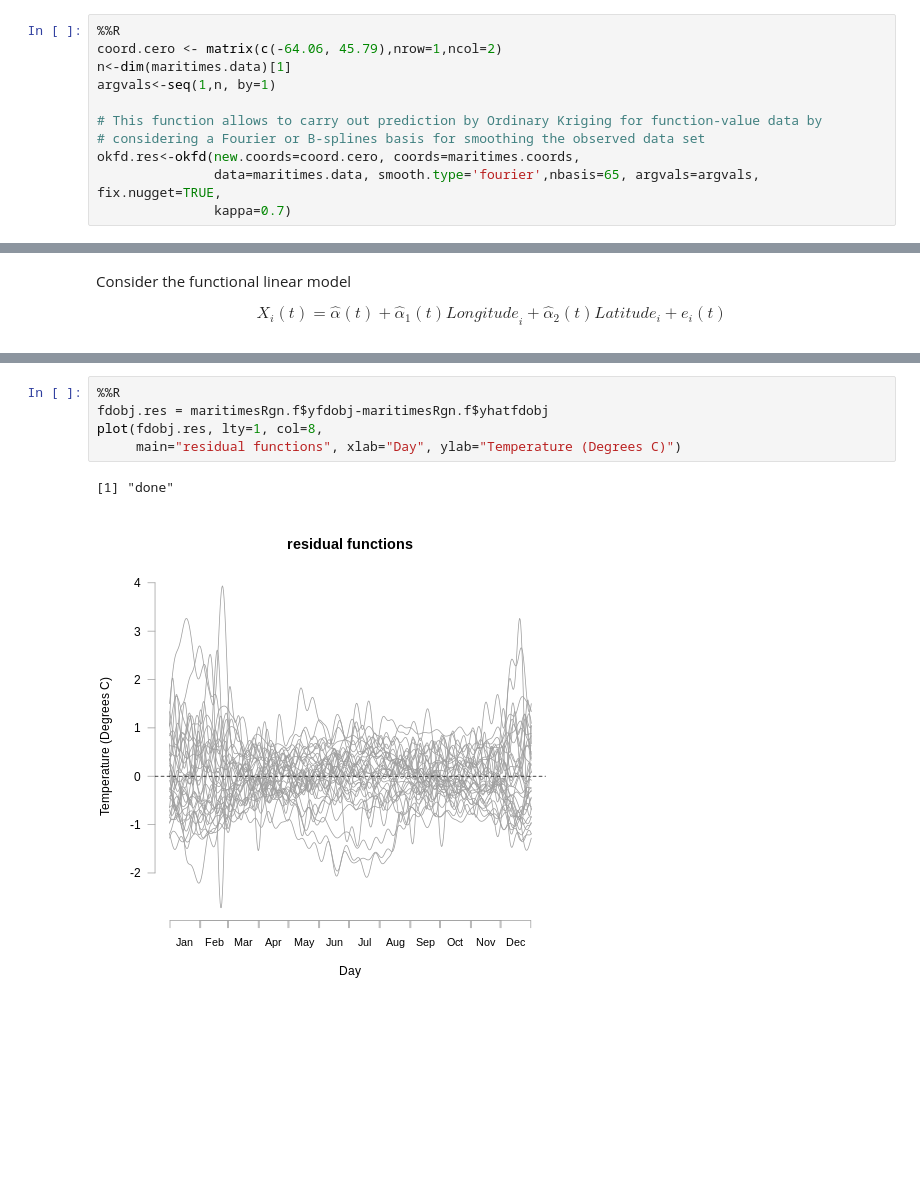
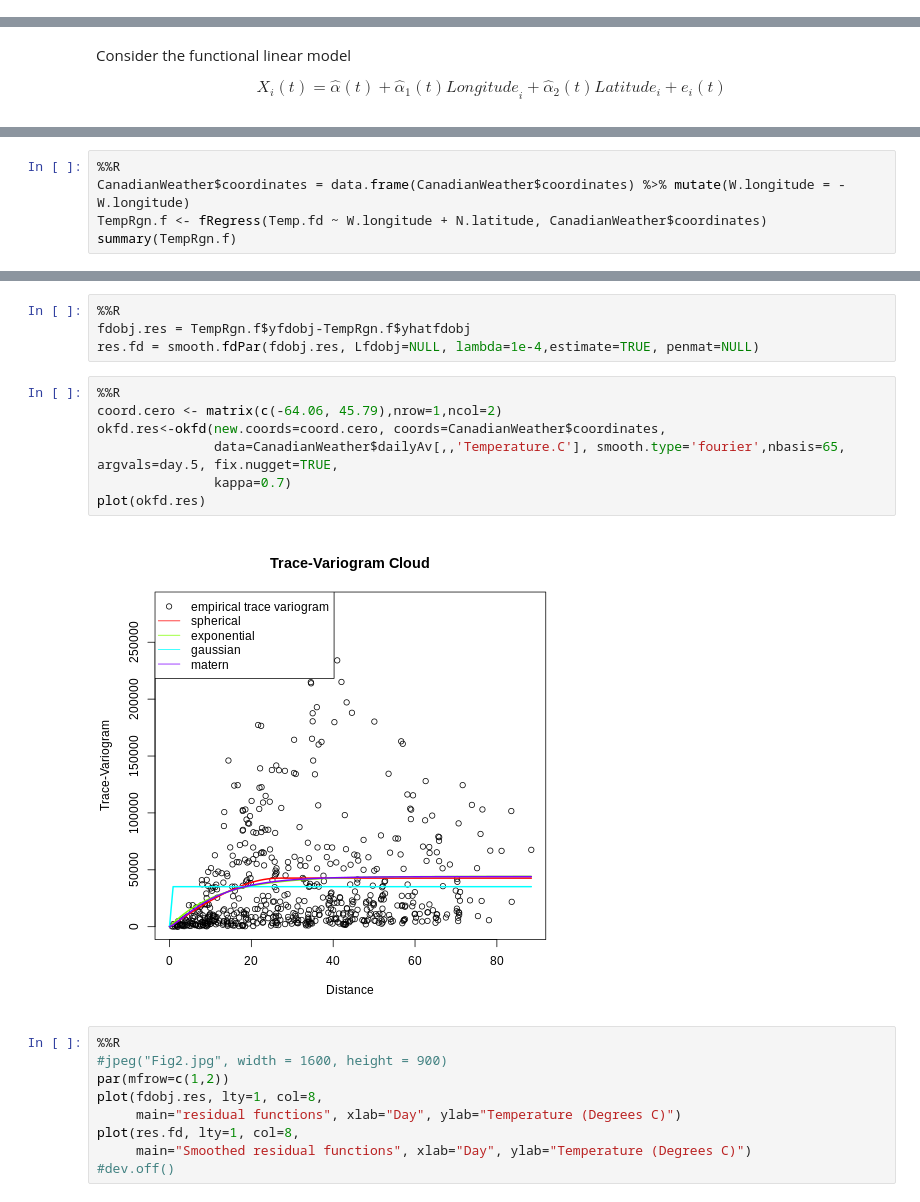
Before and after one commit to jofmorenore/Spatial_Clustering, a Jupyter notebook: Hierarchical_clustering_of_spatially_correlated_fd.ipynb, the cells around one changed output, grey strips where cells are left out. Saved outputs shown, nothing was run; the diff lists cells and outputs as text; blank space fills up the shorter version.

```diff
--- a/Hierarchical_clustering_of_spatially_correlated_fd.ipynb
+++ b/Hierarchical_clustering_of_spatially_correlated_fd.ipynb
@@ -142,14 +119,3 @@ NULL
 # Smooth the observed data using [geodf](https://cran.r-project.org/web/packages/geofd/geofd.pdf)
 
 A Fourier basis with 65 functions is used to smooth the discrete temperature values observed at each weather station
-# %%
-%%R
-coord.cero <- matrix(c(-64.06, 45.79),nrow=1,ncol=2)
-n<-dim(maritimes.data)[1]
-argvals<-seq(1,n, by=1)
-
-# This function allows to carry out prediction by Ordinary Kriging for function-value data by
-# considering a Fourier or B-splines basis for smoothing the observed data set
-okfd.res<-okfd(new.coords=coord.cero, coords=maritimes.coords,
-               data=maritimes.data, smooth.type='fourier',nbasis=65, argvals=argvals, fix.nugget=TRUE,
-               kappa=0.7)
@@ -268,0 +140,5 @@ c2bMap             0  -none- NULL
+# %%
+%%R
+CanadianWeather$coordinates = data.frame(CanadianWeather$coordinates) %>% mutate(W.longitude = - W.longitude)
+TempRgn.f <- fRegress(Temp.fd ~ W.longitude + N.latitude, CanadianWeather$coordinates)
+summary(TempRgn.f)
@@ -269,8 +162,22 @@ c2bMap             0  -none- NULL
+# %%
+%%R
+fdobj.res = TempRgn.f$yfdobj-TempRgn.f$yhatfdobj
+res.fd = smooth.fdPar(fdobj.res, Lfdobj=NULL, lambda=1e-4,estimate=TRUE, penmat=NULL)
+# %%
+%%R
+coord.cero <- matrix(c(-64.06, 45.79),nrow=1,ncol=2)
+okfd.res<-okfd(new.coords=coord.cero, coords=CanadianWeather$coordinates,
+               data=CanadianWeather$dailyAv[,,'Temperature.C'], smooth.type='fourier',nbasis=65, argvals=day.5, fix.nugget=TRUE,
+               kappa=0.7)
+plot(okfd.res)
+# %% [output]
+[figure, added]
 # %%
 %%R
-fdobj.res = maritimesRgn.f$yfdobj-maritimesRgn.f$yhatfdobj
+#jpeg("Fig2.jpg", width = 1600, height = 900)
+par(mfrow=c(1,2))
 plot(fdobj.res, lty=1, col=8,
      main="residual functions", xlab="Day", ylab="Temperature (Degrees C)")
+plot(res.fd, lty=1, col=8,
+     main="Smoothed residual functions", xlab="Day", ylab="Temperature (Degrees C)")
+#dev.off()
-# %% [output]
-[1] "done"
-[figure, removed]
```
Also changed, not shown: parts of 33 cells of this notebook.
